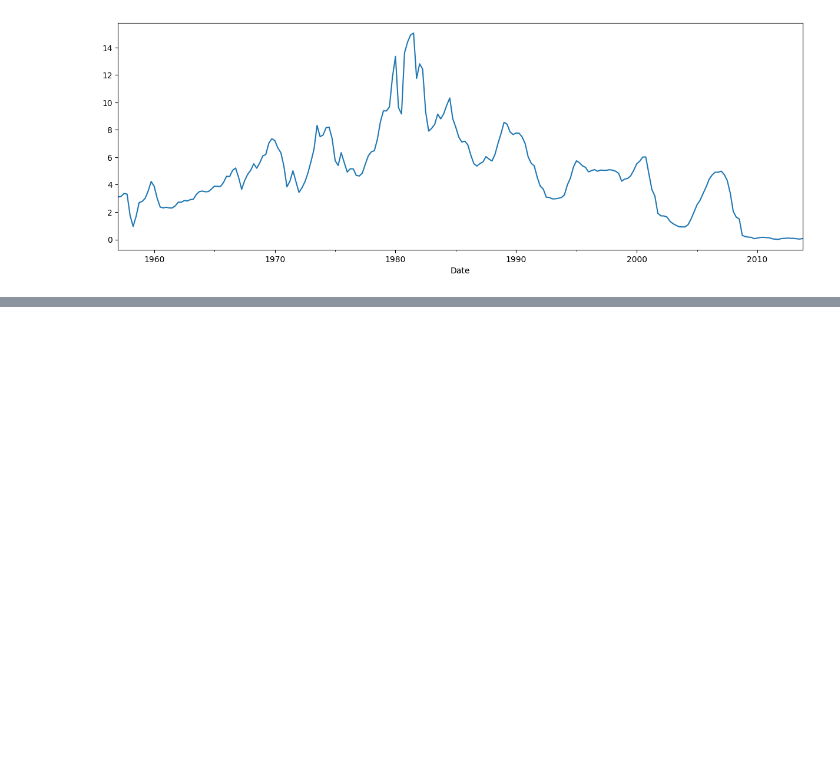
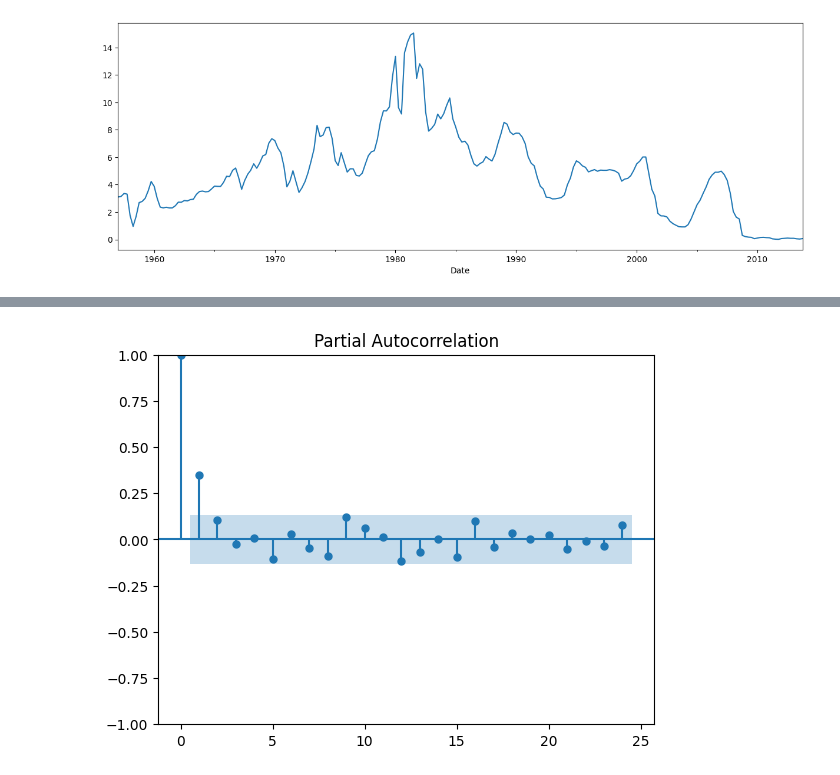
Before and after one commit to yeesem/Time-Series-Data-Analysis, a Jupyter notebook: VARMA_Econometrics.ipynb, the cells around one changed output, grey strips where cells are left out. Saved outputs shown, nothing was run; the diff lists cells and outputs as text; code cells hidden in the pictures; blank space fills up the shorter version.

```diff
--- a/VARMA_Econometrics.ipynb
+++ b/VARMA_Econometrics.ipynb
@@ -116,0 +126,4 @@ test[cols] = scaler.transform(test)
+# %%
+plot_pacf(train['GDPGrowth']);
+# %% [output]
+[figure, added]
```
Also changed, not shown: parts of 17 cells of this notebook.
